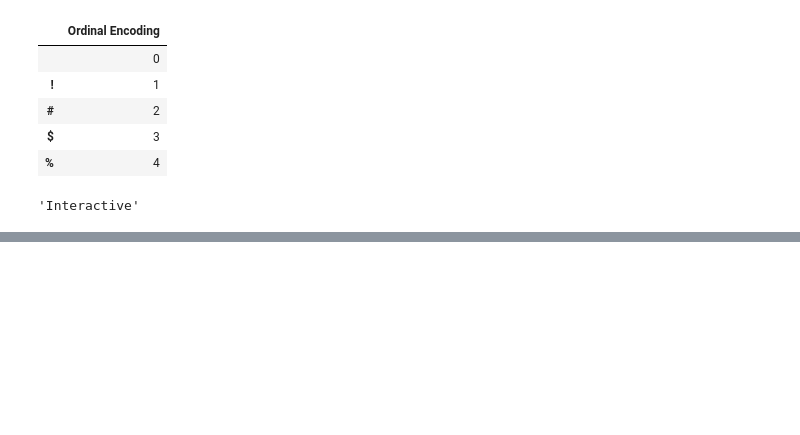
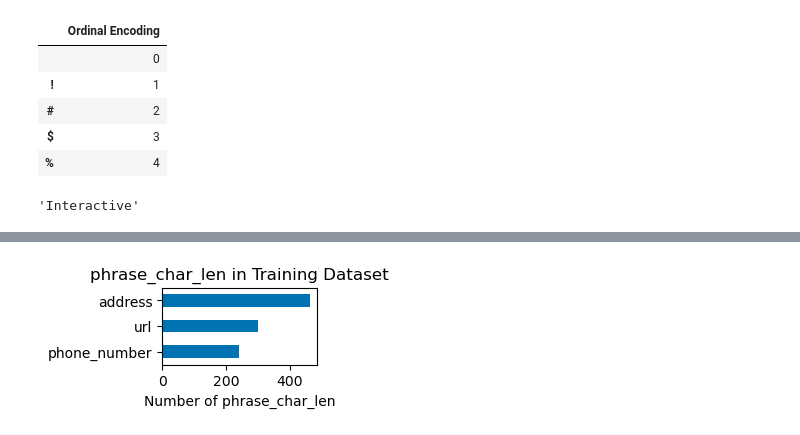
Before and after one commit to Nekoiii/Kaggle_notebook, a Jupyter notebook: sign-language-fingerspelling-recognition.ipynb, the cells around one changed output, grey strips where cells are left out. Cells and saved outputs as stored; diff of their text form; code cells hidden in the pictures; blank space fills up the shorter version.

```diff
--- a/sign-language-fingerspelling-recognition.ipynb
+++ b/sign-language-fingerspelling-recognition.ipynb
@@ -201,0 +174,10 @@ example_parquet_df.head()
+# %%
+fig, ax = plt.subplots(figsize=(2, 1))
+train["phrase_type"].value_counts().sort_values(ascending=True).plot(
+    kind="barh", ax=ax, title="phrase_char_len in Training Dataset"
+)
+ax.set_xlabel("Number of phrase_char_len")
+
+plt.show()
+# %% [output]
+[figure, added]
```
Also changed, not shown: parts of 15 cells of this notebook.
